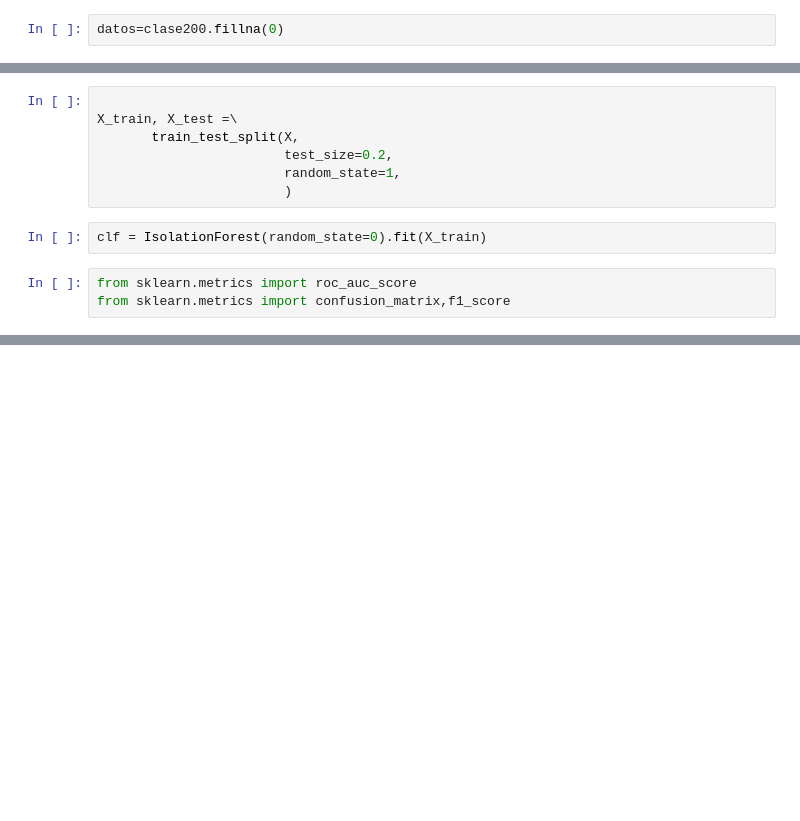
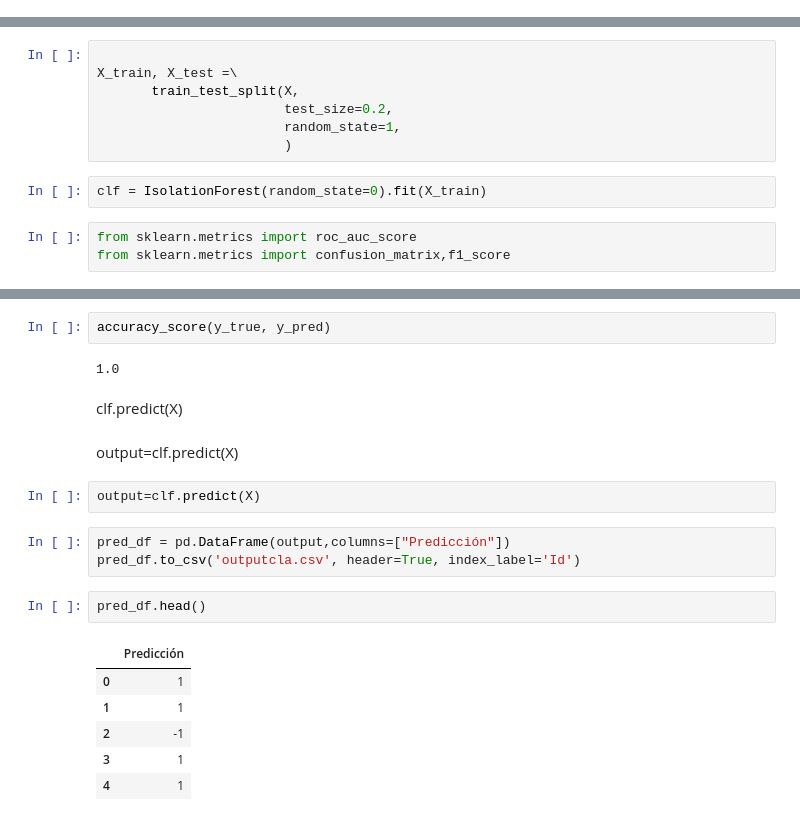
Before and after one commit to napo1998delsur/fraudes_grandes_clientes, a Jupyter notebook: eda/voltajesclase200.ipynb, the cells around one changed output, grey strips where cells are left out. Cells and saved outputs as stored; diff of their text form; blank space fills up the shorter version.

```diff
--- a/eda/voltajesclase200.ipynb
+++ b/eda/voltajesclase200.ipynb
@@ -266,5 +263,3 @@ import plotly.express as px
-# %%
-datos=clase200.fillna(0)
 # %%
 from sklearn.ensemble import IsolationForest
 # %%
@@ -302,0 +304,22 @@ UsageError: Line magic function `%%timeit` not found.
+# %%
+accuracy_score(y_true, y_pred)
+# %% [output]
+1.0
+# %% [markdown]
+clf.predict(X)
+# %% [markdown]
+output=clf.predict(X)
+# %%
+output=clf.predict(X)
+# %%
+pred_df = pd.DataFrame(output,columns=["Predicción"])
+pred_df.to_csv('outputcla.csv', header=True, index_label='Id')
+# %%
+pred_df.head()
+# %% [output]
+|  | Predicción |
+| 0 | 1 |
+| 1 | 1 |
+| 2 | -1 |
+| 3 | 1 |
+| 4 | 1 |
```
Also changed, not shown: parts of 27 cells of this notebook, 5 other files.
